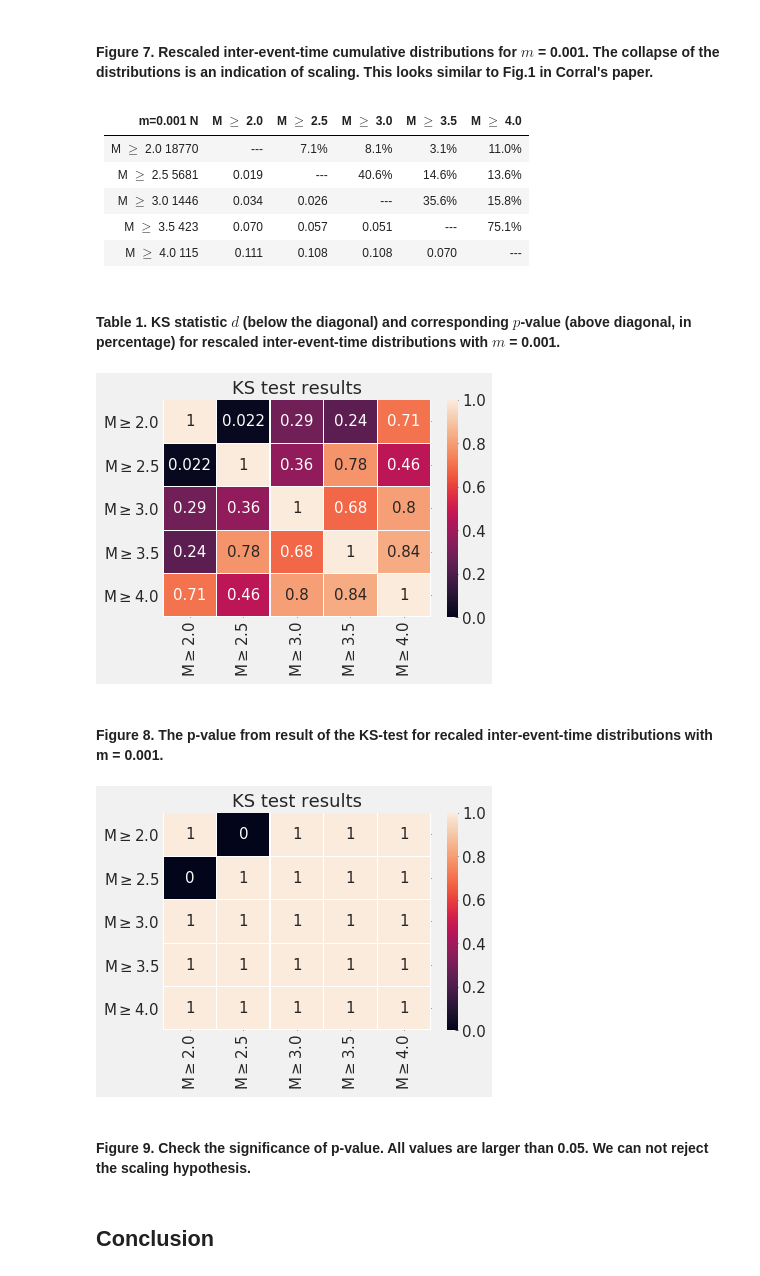
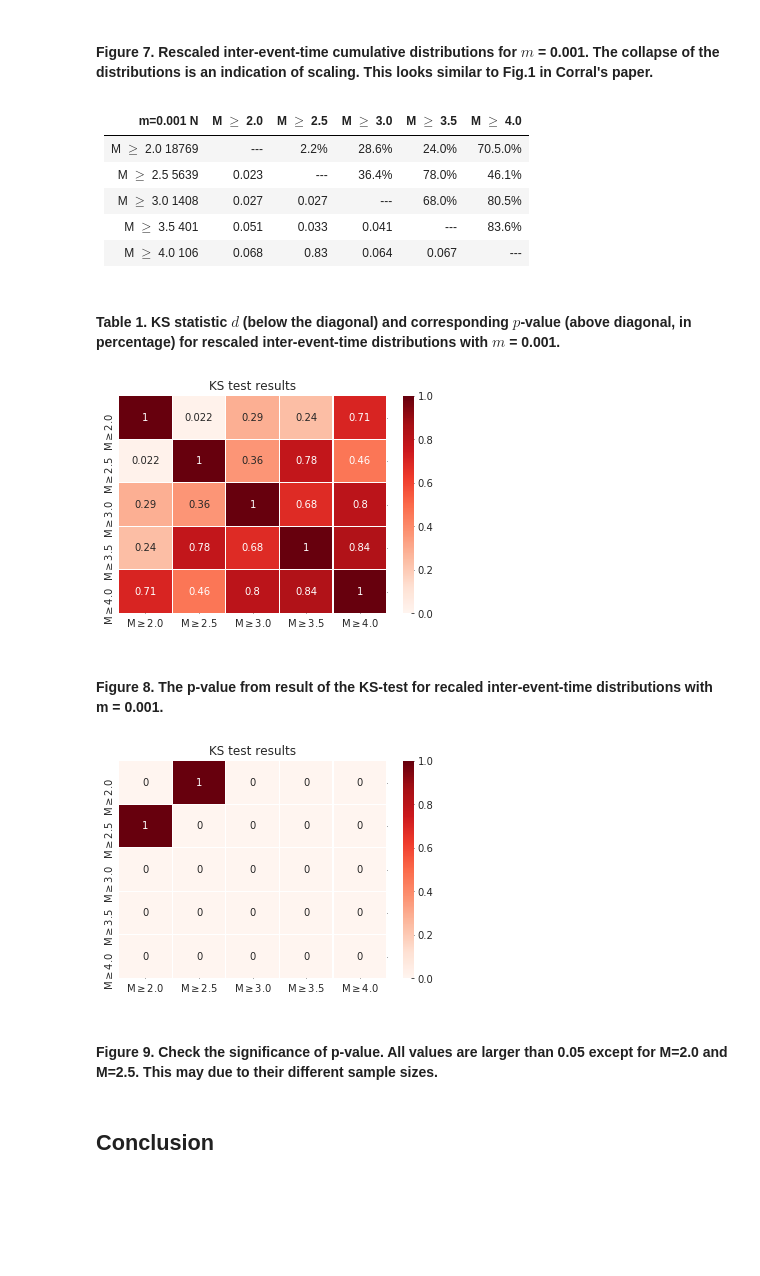
Before and after one commit to xiaolng/DSPS_xLi, a Jupyter notebook: HW3/KS_earthquakes.ipynb, the cells around one changed output. Drawn from its saved outputs; the diff is of its cells as text; code cells hidden in the pictures; blank space fills up the shorter version.

```diff
--- a/HW3/KS_earthquakes.ipynb
+++ b/HW3/KS_earthquakes.ipynb
@@ -441,7 +440,7 @@ def plot_heatmap(pvalue):
     # plot heatmap use seaborn
     ticklabels = ['M$\geq$%.1f'%M[i] for i in range(5)]
     sn.heatmap(pvalue, annot=True, vmin=0, vmax=1, linewidths=.2,
-               xticklabels=ticklabels, yticklabels=ticklabels)
+               xticklabels=ticklabels, yticklabels=ticklabels, cmap='Reds')
     pl.title('KS test results')
 # %%
 plot_heatmap(pvalue)
@@ -504,26 +503,26 @@ plot_hist(sample)
 
 | m=0.001        N          | M $\geq$ 2.0 | M $\geq$ 2.5 | M $\geq$ 3.0 | M $\geq$ 3.5 | M $\geq$ 4.0 |
 | ------------------------- | ------------ | ------------ | ------------ | ------------ | ------------ |
-| M $\geq$ 2.0        18770 | ---          | 7.1%         | 8.1%         | 3.1%         | 11.0%        |
-| M $\geq$ 2.5         5681 | 0.019        | ---          | 40.6%        | 14.6%        | 13.6%        |
-| M $\geq$ 3.0         1446 | 0.034        | 0.026        | ---          | 35.6%        | 15.8%        |
-| M $\geq$ 3.5         423  | 0.070        | 0.057        | 0.051        | ---          | 75.1%        |
-| M $\geq$ 4.0         115  | 0.111        | 0.108        | 0.108        | 0.070        | ---          |
+| M $\geq$ 2.0        18769 | ---          | 2.2%         | 28.6%        | 24.0%        | 70.5.0%      |
+| M $\geq$ 2.5         5639 | 0.023        | ---          | 36.4%        | 78.0%        | 46.1%        |
+| M $\geq$ 3.0         1408 | 0.027        | 0.027        | ---          | 68.0%        | 80.5%        |
+| M $\geq$ 3.5         401  | 0.051        | 0.033        | 0.041        | ---          | 83.6%        |
+| M $\geq$ 4.0         106  | 0.068        | 0.83         | 0.064        | 0.067        | ---          |
 # %% [markdown]
 #### Table 1. KS statistic $d$ (below the diagonal) and corresponding $p$-value (above diagonal, in percentage) for rescaled inter-event-time distributions with $m$ = 0.001.
 # %%
 plot_heatmap(pvalue)
 # %% [output]
-[figure, old version]
+[figure, new version]
 # %% [markdown]
 #### Figure 8. The p-value from result of the KS-test for recaled inter-event-time distributions with m = 0.001.
 # %%
-pvalue_check = pvalue > alpha
+pvalue_check = pvalue <= alpha
 plot_heatmap(pvalue_check)
 # %% [output]
-[figure, old version]
+[figure, new version]
 # %% [markdown]
-#### Figure 9. Check the significance of p-value. All values are larger than 0.05. We can not reject the scaling hypothesis.
+#### Figure 9. Check the significance of p-value. All values are larger than 0.05 except for M=2.0 and M=2.5. This may due to their different sample sizes.
 # %% [markdown]
 ## Conclusion
 # %% [markdown]
```
Also changed, not shown: parts of 13 cells of this notebook, 1 other file.
